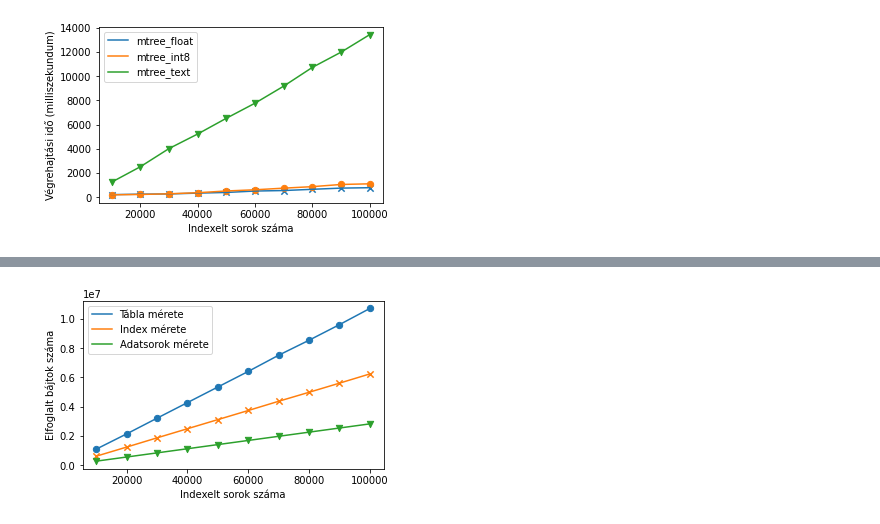
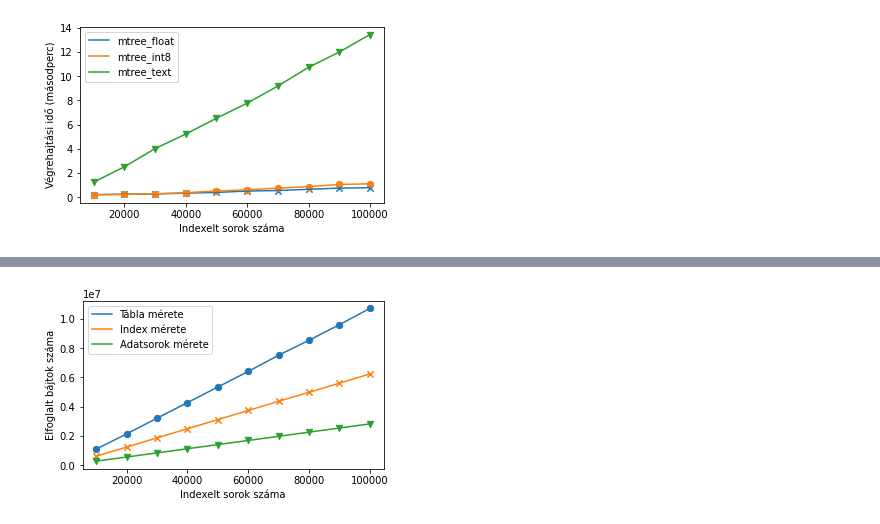
Before and after one commit to ggombos/mtree, a Jupyter notebook: notebooks/scalability_figure.ipynb, the cells around one changed output, grey strips where cells are left out. Cells and saved outputs as stored; diff of their text form; code cells hidden in the pictures.

```diff
--- a/notebooks/scalability_figure.ipynb
+++ b/notebooks/scalability_figure.ipynb
@@ -5,28 +5,28 @@ MARKER_SIZE = 40
 # %%
 from matplotlib import pyplot as plt
 import os
 
 row_numbers = [rn for rn in range(10000, 100001, 10000)]
 
-mtree_float_y = [213,254,272,340,395,512,553,656,754,788]
-mtree_int8_y  = [202,227,285,372,517,616,751,875,1055,1109]
-mtree_text_y  = [1244,2517,4021,5225,6527,7775,9184,10735,11993,13444]
+mtree_float_y = [0.213,0.254,0.272,0.340,0.395,0.512,0.553,0.656,0.754,0.788]
+mtree_int8_y  = [0.202,0.227,0.285,0.372,0.517,0.616,0.751,0.875,1.055,1.109]
+mtree_text_y  = [1.244,2.517,4.021,5.225,6.527,7.775,9.184,10.735,11.993,13.444]
 
 plt.figure(figsize=(BASE_FIGURE_SIZE * GOLDEN_RATIO, BASE_FIGURE_SIZE), layout='constrained')
 plt.grid(False)
 
 plt.scatter(row_numbers, mtree_float_y, MARKER_SIZE, marker='x')
 plt.scatter(row_numbers, mtree_int8_y,  MARKER_SIZE, marker='o')
 plt.scatter(row_numbers, mtree_text_y,  MARKER_SIZE, marker='v')
 
 plt.plot(row_numbers, mtree_float_y, label='mtree_float')
 plt.plot(row_numbers, mtree_int8_y,  label='mtree_int8')
 plt.plot(row_numbers, mtree_text_y,  label='mtree_text')
 
 plt.xlabel('Indexelt sorok száma')
-plt.ylabel('Végrehajtási idő (milliszekundum)')
+plt.ylabel('Végrehajtási idő (másodperc)')
 plt.legend()
 
 plt.savefig(os.path.expanduser('~/Downloads/mtree_create_index.pdf'))
 # %% [output]
-[figure, old version]
+[figure, new version]
```
Also changed, not shown: parts of 4 cells of this notebook, 1 other file.
